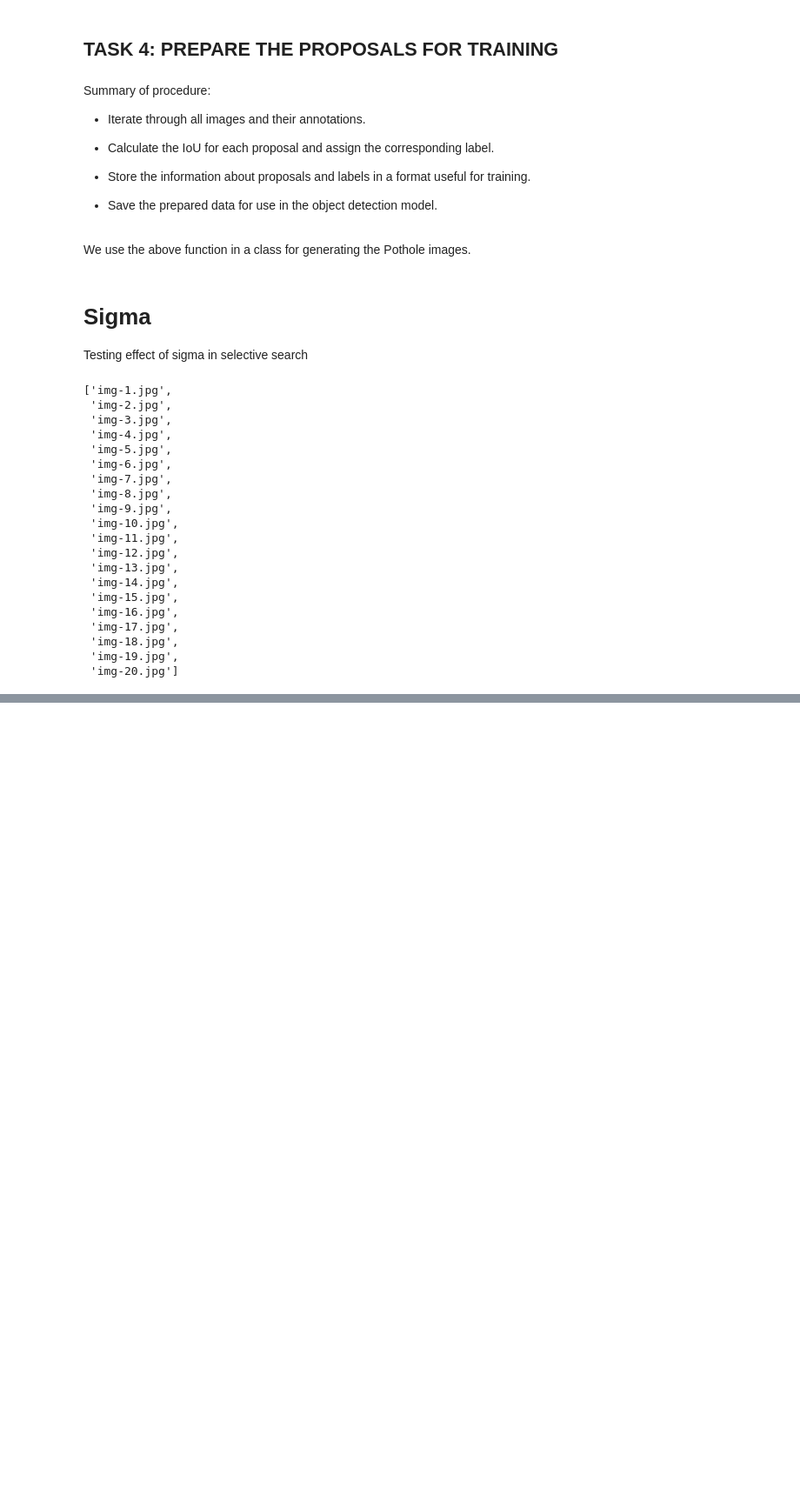
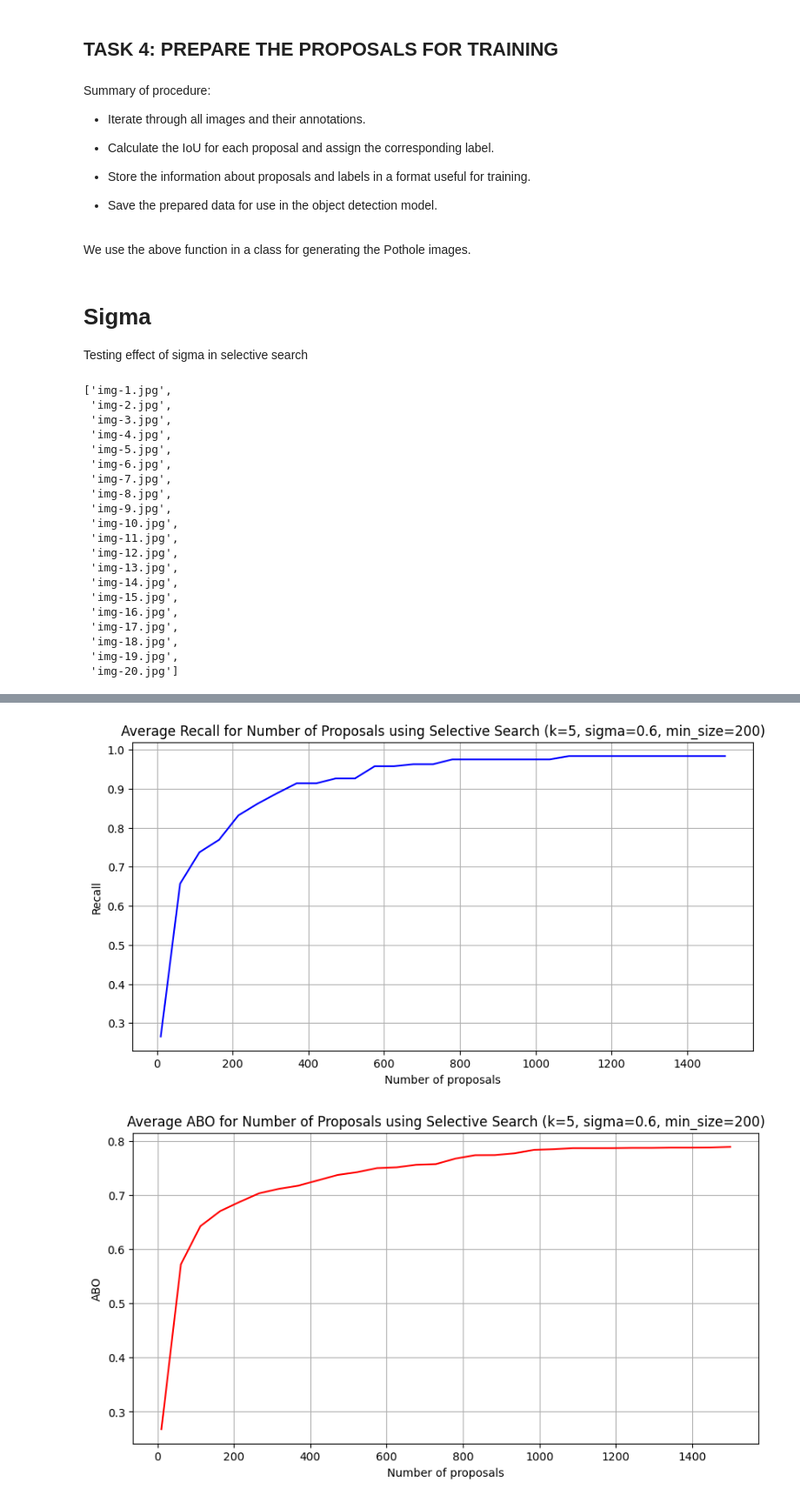
Before and after one commit to Ealbagp/Object-Detection, a Jupyter notebook: Rasmus/Hyperparameter_tuning_for_SS.ipynb, the cells around one changed output, grey strips where cells are left out. Shown at 87% size. Saved outputs shown, nothing was run; the diff lists cells and outputs as text; code cells hidden in the pictures; blank space fills up the shorter version.

Commit message:
Abo and Recall over number of proposals

```diff
--- a/Rasmus/Hyperparameter_tuning_for_SS.ipynb
+++ b/Rasmus/Hyperparameter_tuning_for_SS.ipynb
@@ -596,12 +596,12 @@ import matplotlib.pyplot as plt
 from concurrent.futures import ThreadPoolExecutor
 
 # Define the range of k (scale), sigmas, and min_sizes for hyperparameter tuning
-scales = [5,10]
-sigmas = [0.5,0.6, 0.8]
-min_sizes = [200,300]  # Add your desired min_size values here
+scales = [5]
+sigmas = [0.6 ]
+min_sizes = [500]  # Add your desired min_size values here
 
 # Maximum number of images to process
-MAX_IMAGES = 30
+MAX_IMAGES = 50
 
 # Image dimensions
 TARGET_WIDTH = 800
@@ -638,7 +638,7 @@ for scale in scales:
             proposal_data, labels = prepare_proposals(
                 images_path=img_path,
                 annotations_path=anno_path,
-                proposals_per_image=500,
+                proposals_per_image=5000,
                 iou_threshold=0.5,
                 scale=scale,  # Use 'k' instead of 'scale'
                 sigma=sigma,
@@ -781,0 +866,22 @@ ModuleNotFoundError: No module named 'seaborn'
+# %%
+
+# Plot for Recall
+plt.figure(figsize=(10, 5))
+plt.plot(space, list(recall_avg.values()), linestyle='-', color='b')
+plt.title('Average Recall for Number of Proposals using Selective Search (k=5, sigma=0.6, min_size=200)')
+plt.xlabel('Number of proposals')
+plt.ylabel('Recall')
+plt.grid(True)
+plt.show()
+
+# Plot for ABO
+plt.figure(figsize=(10, 5))
+plt.plot(space, list(abo_avg.values()), linestyle='-', color='r')
+plt.title('Average ABO for Number of Proposals using Selective Search (k=5, sigma=0.6, min_size=200)')
+plt.xlabel('Number of proposals')
+plt.ylabel('ABO')
+plt.grid(True)
+plt.show()
+# %% [output]
+[figure, added]
+[figure, added]
```
Also changed, not shown: parts of 4 cells of this notebook, 2 other files.
